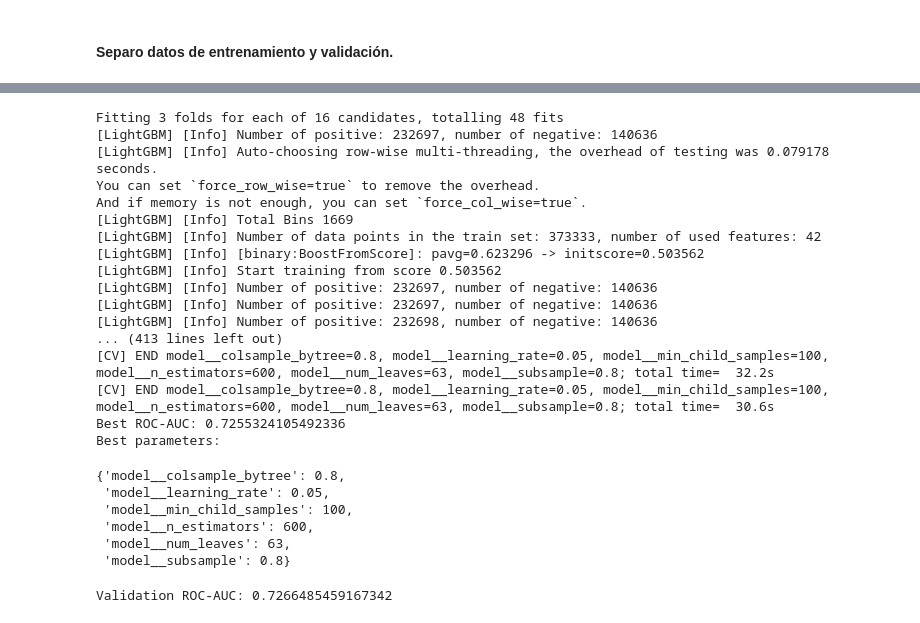
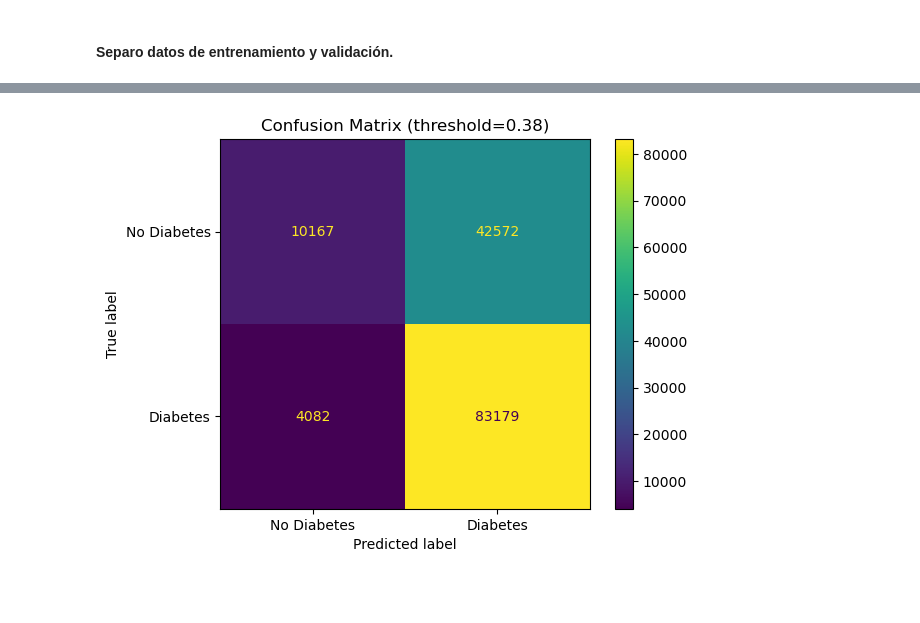
Before and after one commit to iredondosan/ML_Diabetes_Prediction_Challenge, a Jupyter notebook: notebooks/ML_Diabetes_Model_Nacho.ipynb, the cells around one changed output, grey strips where cells are left out. Saved outputs shown, nothing was run; the diff lists cells and outputs as text; code cells hidden in the pictures; blank space fills up the shorter version.

```diff
--- a/notebooks/ML_Diabetes_Model_Nacho.ipynb
+++ b/notebooks/ML_Diabetes_Model_Nacho.ipynb
@@ -748,0 +605,23 @@ Pipeline(steps=[('preprocessor',
+# %%
+# Calculo el threshold que maximiza la precisión manteniendo un recall mínimo del 95%
+y_val_pred_prob = best_model_lgb.predict_proba(X_val)[:, 1] # Probabilidades de la clase positiva
+thresholds = np.linspace(0, 1, 101) # umbrales de 0.0 a 1.0
+min_recall = 0.95
+
+candidates = []
+
+for t in thresholds:
+    y_pred = (y_val_pred_prob >= t).astype(int)
+    rec = recall_score(y_val, y_pred)
+    prec = precision_score(y_val, y_pred, zero_division=0)
+
+    if rec >= min_recall:
+        candidates.append((t, rec, prec))
+
+best_threshold, best_recall, best_precision = max(
+    candidates, key=lambda x: x[2]
+)
+
+print(f"Threshold elegido: {best_threshold:.2f}")
+print(f"Recall: {best_recall:.3f}")
+print(f"Precision: {best_precision:.3f}")
@@ -791,38 +681,13 @@ grid_search = GridSearchCV(
-# %%
-grid_search.fit(X_train, y_train)
-
-print("Best ROC-AUC:", grid_search.best_score_)
-print("Best parameters:")
-grid_search.best_params_
-# %% [output]
-Fitting 3 folds for each of 16 candidates, totalling 48 fits
-[LightGBM] [Info] Number of positive: 232697, number of negative: 140636
-[LightGBM] [Info] Auto-choosing row-wise multi-threading, the overhead of testing was 0.079178 seconds.
-You can set `force_row_wise=true` to remove the overhead.
-And if memory is not enough, you can set `force_col_wise=true`.
-[LightGBM] [Info] Total Bins 1669
-[LightGBM] [Info] Number of data points in the train set: 373333, number of used features: 42
-[LightGBM] [Info] [binary:BoostFromScore]: pavg=0.623296 -> initscore=0.503562
-[LightGBM] [Info] Start training from score 0.503562
-[LightGBM] [Info] Number of positive: 232697, number of negative: 140636
-[LightGBM] [Info] Number of positive: 232697, number of negative: 140636
-[LightGBM] [Info] Number of positive: 232698, number of negative: 140636
-... (413 lines left out)
-[CV] END model__colsample_bytree=0.8, model__learning_rate=0.05, model__min_child_samples=100, model__n_estimators=600, model__num_leaves=63, model__subsample=0.8; total time=  32.2s
-[CV] END model__colsample_bytree=0.8, model__learning_rate=0.05, model__min_child_samples=100, model__n_estimators=600, model__num_leaves=63, model__subsample=0.8; total time=  30.6s
-Best ROC-AUC: 0.7255324105492336
-Best parameters:
-{'model__colsample_bytree': 0.8,
- 'model__learning_rate': 0.05,
- 'model__min_child_samples': 100,
- 'model__n_estimators': 600,
- 'model__num_leaves': 63,
- 'model__subsample': 0.8}
-# %%
-best_model = grid_search.best_estimator_
-
-y_val_pred = best_model.predict_proba(X_val)[:, 1]
-
-print("Validation ROC-AUC:", roc_auc_score(y_val, y_val_pred))
-# %% [output]
-Validation ROC-AUC: 0.7266485459167342
+# %%
+cm = confusion_matrix(y_val, y_pred_th)
+
+disp = ConfusionMatrixDisplay(
+    confusion_matrix=cm,
+    display_labels=["No Diabetes", "Diabetes"]
+)
+
+disp.plot(values_format="d")
+plt.title(f"Confusion Matrix (threshold={best_threshold:.2f})")
+plt.show()
+# %% [output]
+[figure, added]
```
Also changed, not shown: parts of 50 cells of this notebook, 4 other files.
